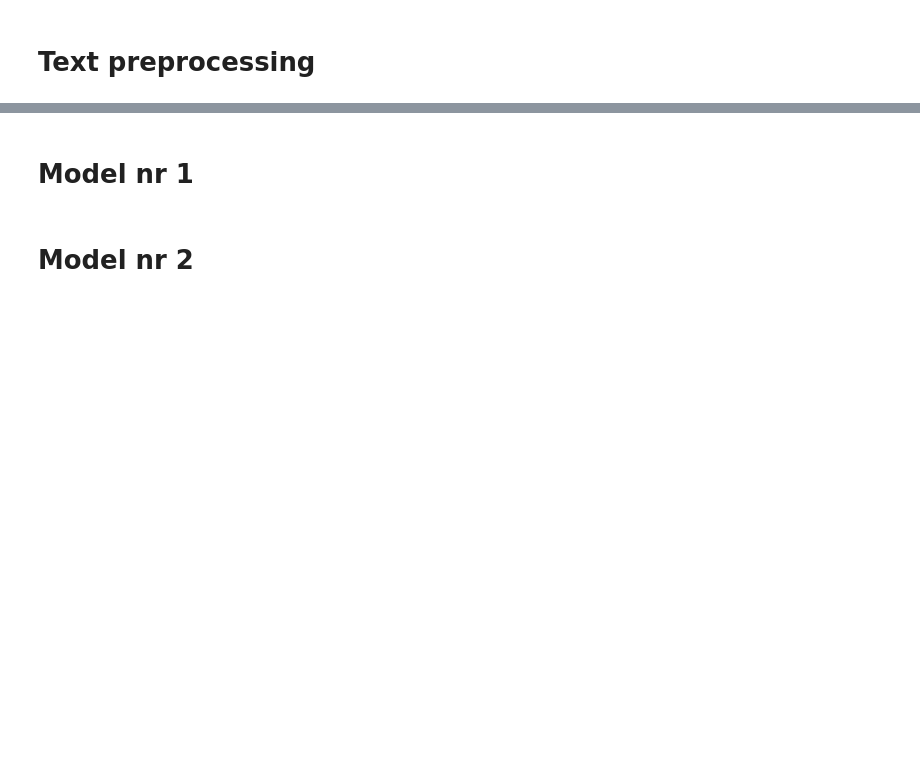
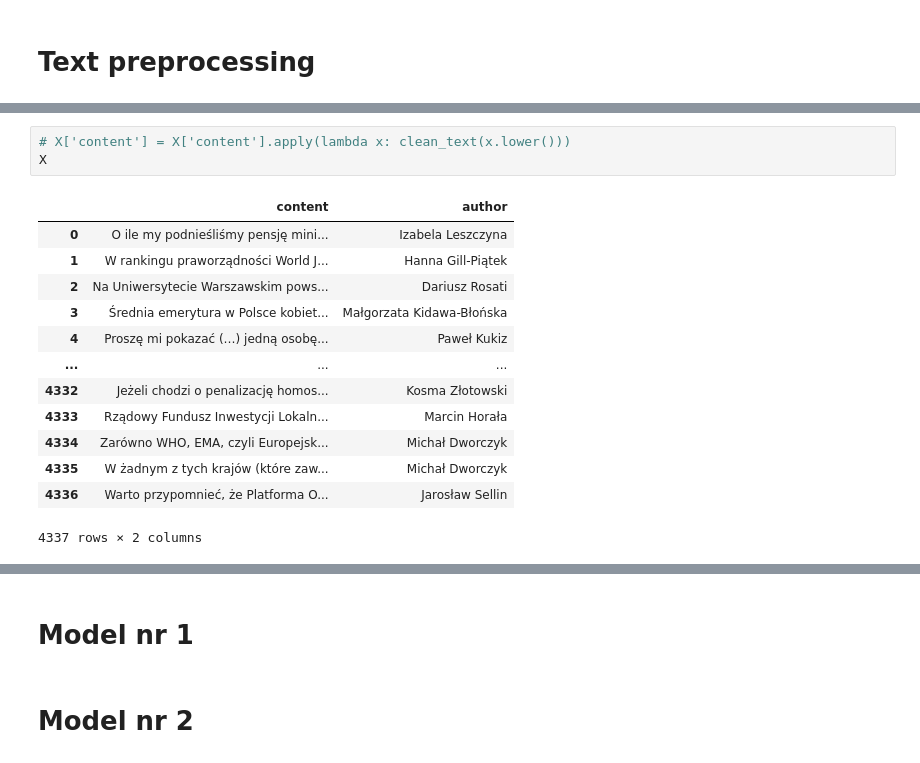
Before and after one commit to Nexer8/Polish_Fake_News_Detector, a Jupyter notebook: Main.ipynb, the cells around one changed output, grey strips where cells are left out. Saved outputs shown, nothing was run; the diff lists cells and outputs as text; blank space fills up the shorter version.

```diff
--- a/Main.ipynb
+++ b/Main.ipynb
@@ -24,0 +53,17 @@ df.head()
+# %%
+# X['content'] = X['content'].apply(lambda x: clean_text(x.lower()))
+X
+# %% [output]
+|  | content | author |
+| 0 | O ile my podnieśliśmy pensję mini... | Izabela Leszczyna |
+| 1 | W rankingu praworządności World J... | Hanna Gill-Piątek |
+| 2 | Na Uniwersytecie Warszawskim pows... | Dariusz Rosati |
+| 3 | Średnia emerytura w Polsce kobiet... | Małgorzata Kidawa-Błońska |
+| 4 | Proszę mi pokazać (…) jedną osobę... | Paweł Kukiz |
+| ... | ... | ... |
+| 4332 | Jeżeli chodzi o penalizację homos... | Kosma Złotowski |
+| 4333 | Rządowy Fundusz Inwestycji Lokaln... | Marcin Horała |
+| 4334 | Zarówno WHO, EMA, czyli Europejsk... | Michał Dworczyk |
+| 4335 | W żadnym z tych krajów (które zaw... | Michał Dworczyk |
+| 4336 | Warto przypomnieć, że Platforma O... | Jarosław Sellin |
+4337 rows × 2 columns
```
Also changed, not shown: parts of 11 cells of this notebook.
